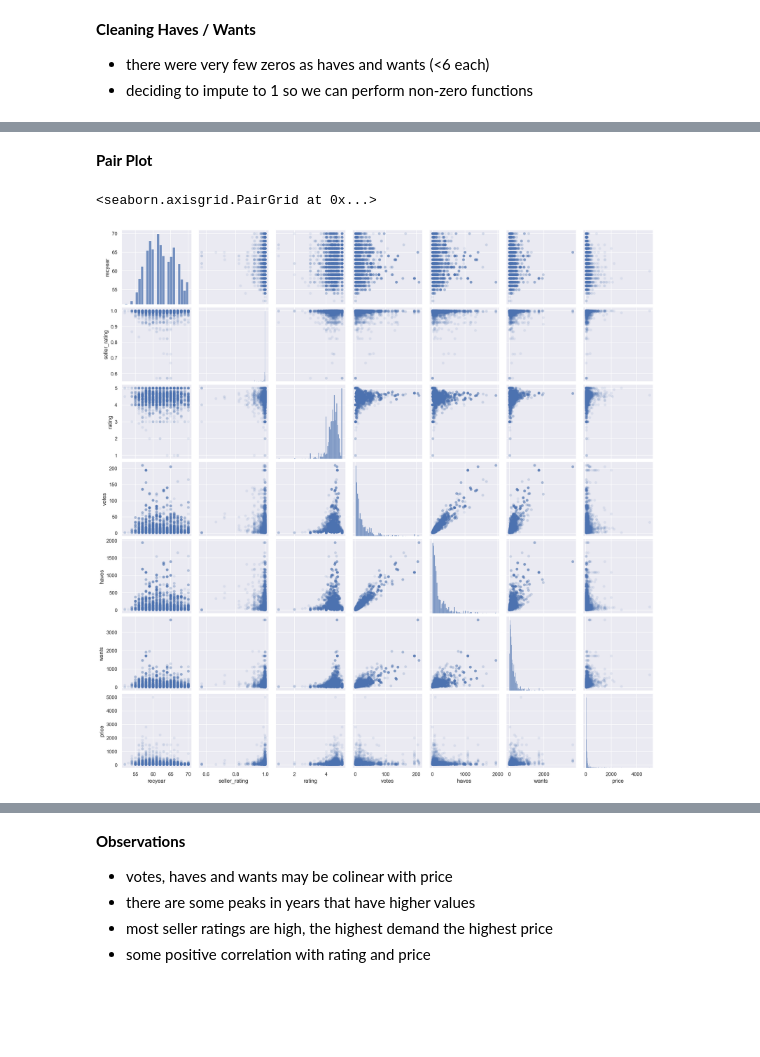
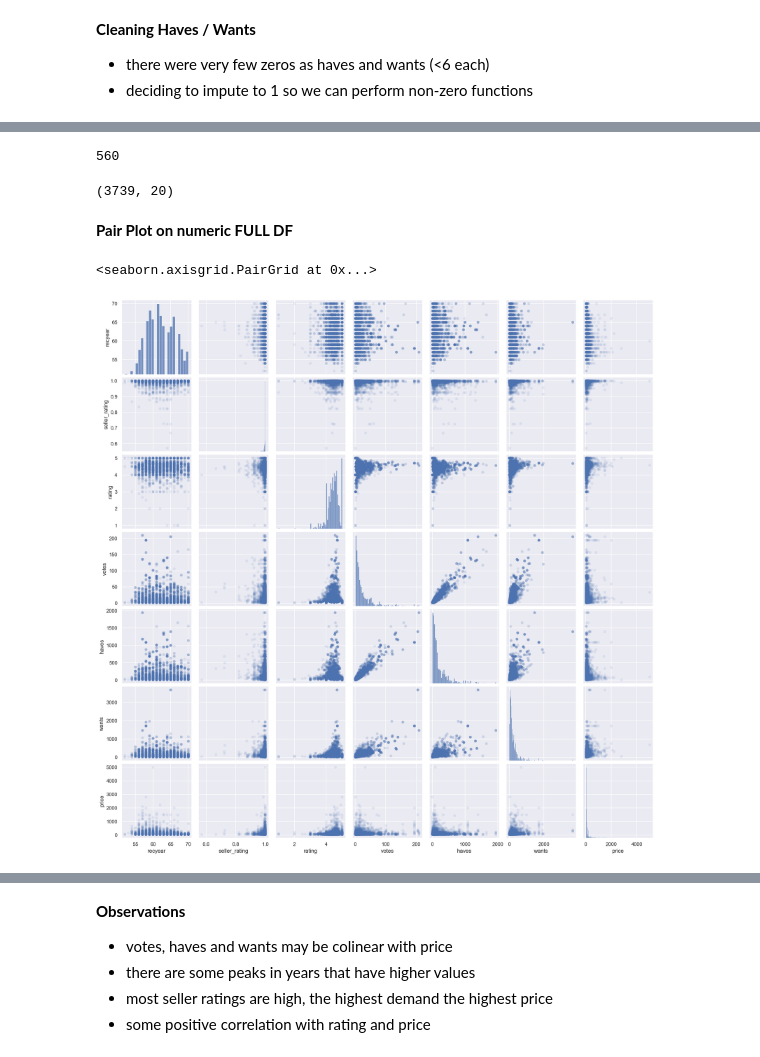
Before and after one commit to chan-chris/Metis_proj2, a Jupyter notebook: pgms/03_analysis.ipynb, the cells around one changed output, grey strips where cells are left out. Saved outputs shown, nothing was run; the diff lists cells and outputs as text; code cells hidden in the pictures; blank space fills up the shorter version.

```diff
--- a/pgms/03_analysis.ipynb
+++ b/pgms/03_analysis.ipynb
@@ -95 +70,3 @@ df_recn.dropna(inplace=True)
+# %%
+df.drop(['Recorded_at','Pressed_by','Seller_Rating','Media_Condition','Sleeve_Condition'], axis=1, inplace=True)
 # %%
@@ -114,8 +86,8 @@ False
 - there were very few zeros as haves and wants (<6 each)
 - deciding to impute to 1 so we can perform non-zero functions
 # %%
-haveszero = np.array(df_recn['haves'].values.tolist())
-df_recn['haves'] = np.where(haveszero ==0 , 1, haveszero).tolist()
+haveszero = np.array(df['haves'].values.tolist())
+df['haves'] = np.where(haveszero ==0 , 1, haveszero).tolist()
 
-wantszero = np.array(df_recn['wants'].values.tolist())
-df_recn['wants'] = np.where(wantszero ==0 , 1, wantszero).tolist()
+wantszero = np.array(df['wants'].values.tolist())
+df['wants'] = np.where(wantszero ==0 , 1, wantszero).tolist()
@@ -121,0 +97,2 @@ df_recn['wants'] = np.where(wantszero ==0 , 1, wantszero).tolist()
+# %%
+df['seller_rating'].fillna(value=df['seller_rating'].mode(),inplace=True)
@@ -122,7 +110,19 @@ df_recn['wants'] = np.where(wantszero ==0 , 1, wantszero).tolist()
+# %%
+#df.isnull().values.any()
+df.isnull().sum().sum()
+# %% [output]
+560
+# %%
+# Dropping NAN
+df.dropna(inplace=True)
+# %%
+df.shape
+# %% [output]
+(3739, 20)
 # %% [markdown]
-**Pair Plot**
+**Pair Plot on numeric FULL DF**
 # %%
-sns.pairplot(df_recn,plot_kws=dict(alpha=.1,edgecolor='none'))
+sns.pairplot(df,plot_kws=dict(alpha=.1,edgecolor='none'))
 # %% [output]
 <seaborn.axisgrid.PairGrid at 0x...>
-[figure, old version]
+[figure, new version]
```
Also changed, not shown: parts of 31 cells of this notebook, 5 other files.
